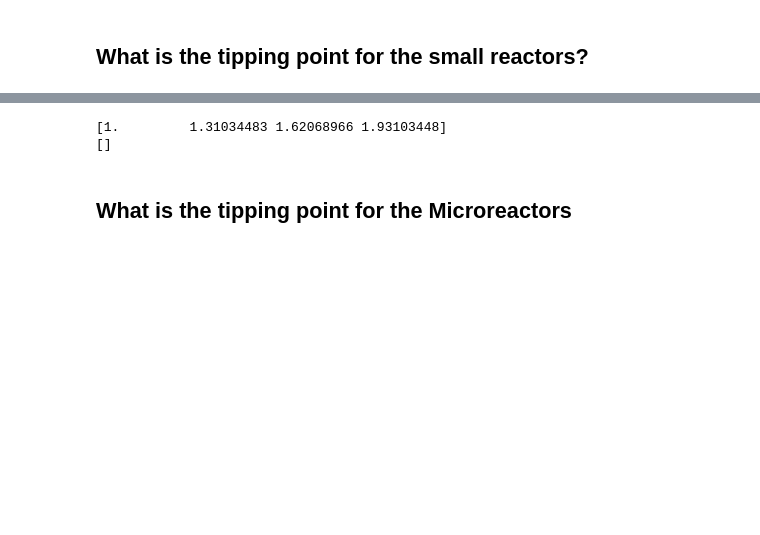
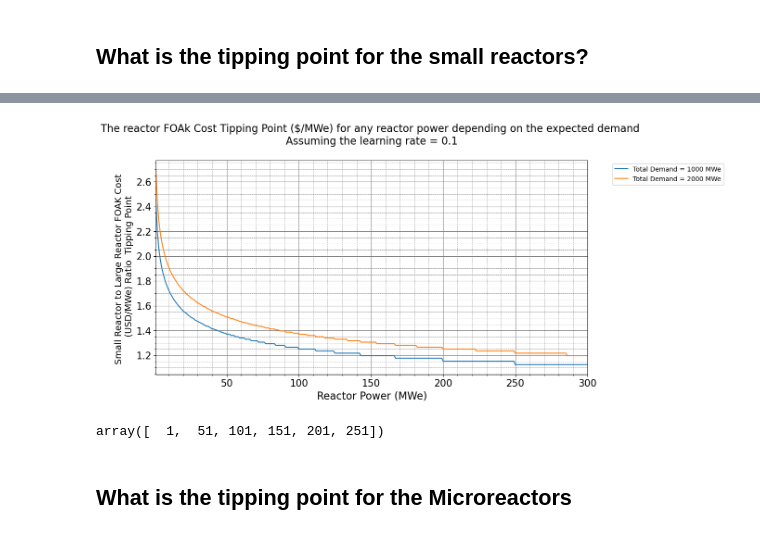
Before and after one commit to BotrosHanna-INL/nuc_DataCenters, a Jupyter notebook: dataCenters.ipynb, the cells around one changed output, grey strips where cells are left out. Saved outputs shown, nothing was run; the diff lists cells and outputs as text; code cells hidden in the pictures; blank space fills up the shorter version.

Commit message:
tipping points

```diff
--- a/dataCenters.ipynb
+++ b/dataCenters.ipynb
@@ -115,13 +115,15 @@ P_info = [SR_P0, SR_P1, P_interval ]
 
 
 # Baseline power demand
-Tot_Power_demand_0 = 1500  #MWe
+Tot_Power_demand_0 = 2000  #MWe
 
 # Learning rate range
 LR_min = 0
-LR_max = 0.3
-LR_interval = 0.005
+LR_max = 0.4
+LR_interval = 0.001
 LR_info = [LR_min, LR_max, LR_interval ]
+
+ref_large_reactor_power = 1000 # MWe (this is the reactor whose cost is assumed to be 1)
 # %% [markdown]
 ## What is the tipping point for the small reactors?
 # %%
@@ -338,6 +359,0 @@ ValueError: x and y must have same first dimension, but have shapes (90,) and (3
-# %%
-print(x)
-print(y)
-# %% [output]
-[1.         1.31034483 1.62068966 1.93103448]
-[]
@@ -344,3 +403,51 @@ print(y)
+# %%
+fig = plt.figure(figsize=(12, 6))
+
+
+SR_to_Large_0 = 10
+SR_to_Large_1 = 1
+SR_to_Large_interval = 0.001
+cost_info = [SR_to_Large_0, SR_to_Large_1, SR_to_Large_interval ]
+
+# assuming we know the learning rate, what is the tipping cost for each power
+lr_0 = 0.1
+
+for total_demand in [1000,  2000]:
+    tipping_cost_save = []
+    power_save = []
+    for PP in np.linspace(1,300, 300):
+        tipping_cost = calculate_tipping_cost(lr_0, cost_info , total_demand, PP )
+        if isinstance(tipping_cost, float):
+
+            power_save.append(PP)
+            tipping_cost_save.append(tipping_cost)
+
+    plt.plot(power_save, tipping_cost_save ,label = f"Total Demand = {int(total_demand)} MWe")   #  marker="o"
+    plt.legend(bbox_to_anchor=(1.05, 1.0), loc='upper left')
+
+
+plt.grid(which='major', color='grey', linewidth=0.8)
+plt.grid(which='minor', color='grey', linestyle='dashed', linewidth=0.5)
+
+plt.xlabel('Reactor Power (MWe)', fontsize=16)
+plt.ylabel('Small Reactor to Large Reactor FOAK Cost \n (USD/MWe) Ratio  Tipping Point', fontsize=14)
+
+# plt.ylim(0, 0.3)
+
+plt.xlim([1, 300])
+
+# plt.xticks([1, 50, 100, 150, 200, 250, 300])
+plt.minorticks_on()
+plt.yticks(fontsize=15)
+plt.xticks(fontsize=15)
+plt.title(f'The reactor FOAk Cost Tipping Point ($/MWe) for any reactor power depending on the expected demand \n Assuming the learning rate = {lr_0} \n', fontsize=16)
+plt.show()
+# %% [output]
+[figure, added]
+# %%
+np.arange(1, 300, 50)
+# %% [output]
+array([  1,  51, 101, 151, 201, 251])
 # %% [markdown]
 ## What is the tipping point for the Microreactors
 # %%
```
Also changed, not shown: parts of 4 cells of this notebook, 2 other files.
